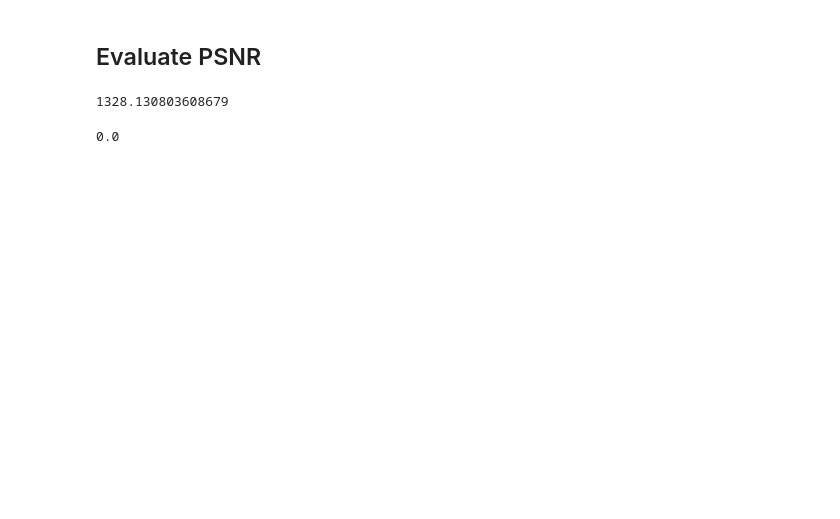
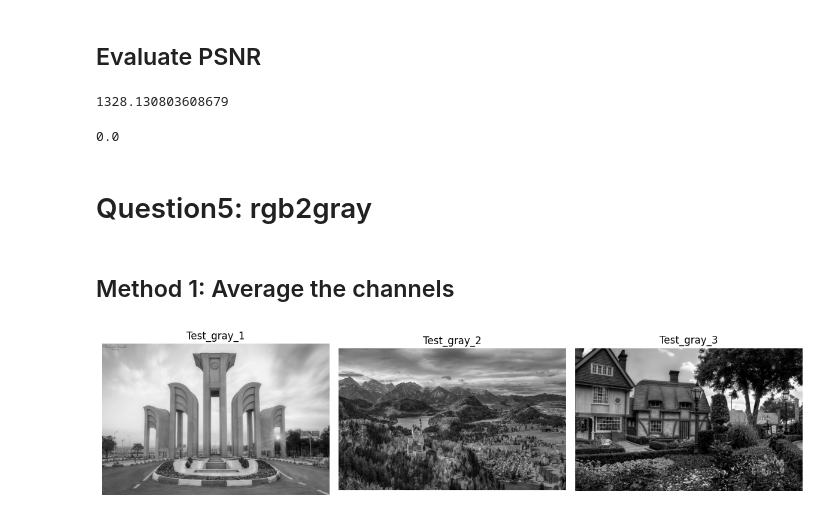
Before and after one commit to pouriaSameti/Advanced-Multimedia-Systems, a Jupyter notebook: Exercise 1/code.ipynb, the cells around one changed output. Drawn from its saved outputs; the diff is of its cells as text; code cells hidden in the pictures; blank space fills up the shorter version.

Commit message:
Exercise 1: Added rgb2gray with average and luminance.

```diff
--- a/Exercise 1/code.ipynb
+++ b/Exercise 1/code.ipynb
@@ -6 +8,12 @@ import cv2
+# %%
+def show_results(images: list, titles: list):
+    plt.figure(figsize=(12, 4))
+    for i in range(3):
+        plt.subplot(1, 3, i + 1)
+        plt.imshow(images[i], cmap='gray')
+        plt.title(titles[i])
+        plt.axis('off')
+
+    plt.tight_layout()
+    plt.show()
 # %% [markdown]
@@ -112,3 +118,26 @@ black_image = np.zeros((255, 255))
 peak_signal_noise_ratio(white_image, black_image)
 # %% [output]
 0.0
+# %% [markdown]
+# Question5: rgb2gray
+# %% [markdown]
+## Method 1: Average the channels
+# %%
+def rgb_to_gray_average(image: np.ndarray):
+    gray_img = np.mean(image, axis=2)
+    return gray_img
+
+
+test1, _, _, _ = read_ppm('data/Q2/Test_1.ppm')
+test2, _, _, _ = read_ppm('data/Q2/Test_2.ppm')
+test3, _, _, _ = read_ppm('data/Q2/Test_3.ppm')
+
+test1_gray_avg = rgb_to_gray_average(test1)
+test2_gray_avg = rgb_to_gray_average(test2)
+test3_gray_avg = rgb_to_gray_average(test3)
+
+titles = ['Test_gray_1', 'Test_gray_2', 'Test_gray_3']
+images = [test1_gray_avg, test2_gray_avg, test3_gray_avg]
+show_results(images, titles)
+# %% [output]
+[figure, added]
```
Also changed, not shown: parts of 8 cells of this notebook.
